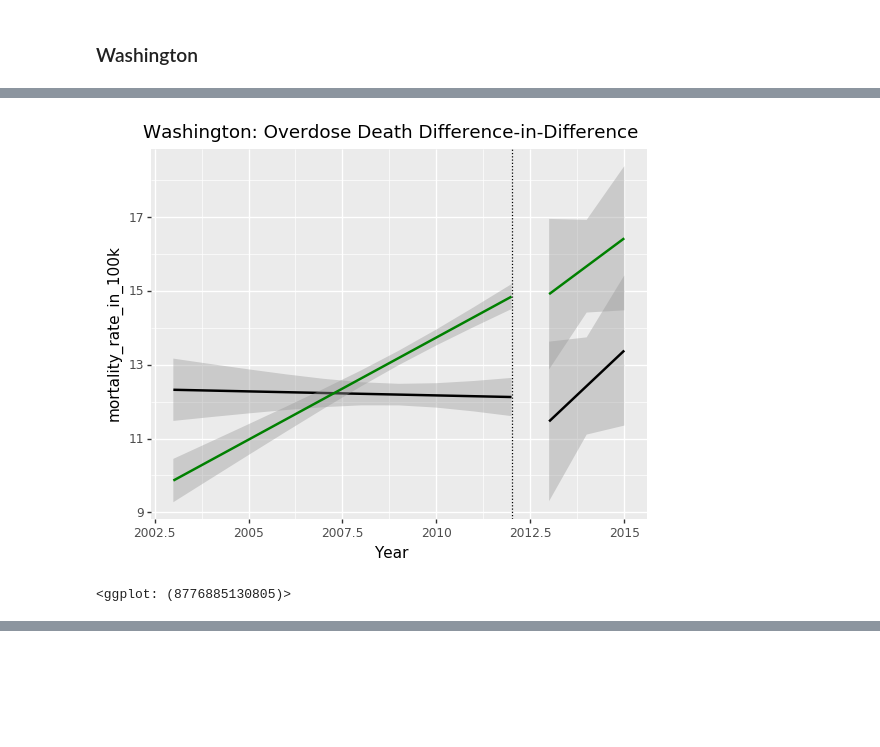
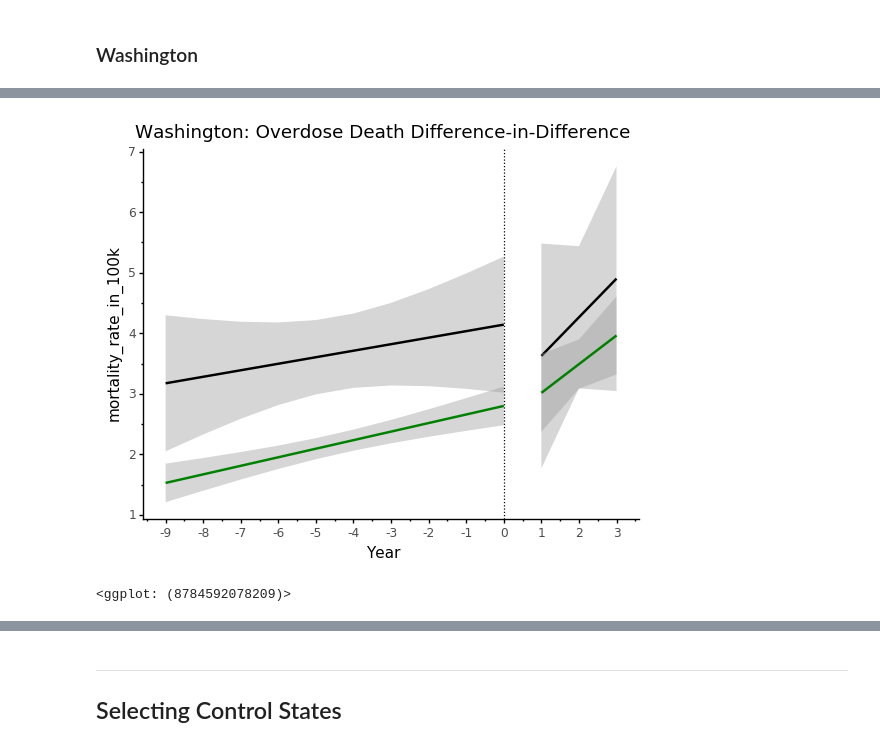
Before and after one commit to zyzoe/estimating-impact-of-opioids-2020-team-blue, a Jupyter notebook: 10_code/plotting.ipynb, the cells around one changed output, grey strips where cells are left out. Saved outputs shown, nothing was run; the diff lists cells and outputs as text; code cells hidden in the pictures; blank space fills up the shorter version.

```diff
--- a/10_code/plotting.ipynb
+++ b/10_code/plotting.ipynb
@@ -24,0 +17,6 @@ pop
+# %%
+opioids = (
+    opioids.groupby(["state", "county", "Year"], as_index=False)
+    .sum()
+    .drop(["Month"], axis=1)
+)
@@ -84,0 +70,2 @@ final
+# %%
+final.fillna(0, inplace=True)
@@ -200,7 +412,7 @@ tx_df.loc[tx_df["Year"] > 2007, "policy"] = 1
 # %% [markdown]
 ### Washington
 # %%
-control = ['AZ','CO','ID','MT','NV','NM','UT','WY','CA','HI','OR']
+control = ["MD", "MT", "NC", "OR", "WI", "SC", "LA"]
 control_df = final[final.state.isin(control)]
 control_df = control_df.copy()
 control_df["state"] = "control"
@@ -221,12 +474,54 @@ wa_df.loc[wa_df["Year"] > 2012, "policy"] = 1
 # %%
 (
-    ggplot(wa_df) +
-        geom_smooth(wa_df[wa_df["state"] == "WA"], aes(x = "Year", y = "mortality_rate_in_100k", group = "policy"),method = "lm") +
-        geom_smooth(wa_df[wa_df["state"] == "control"], aes(x = "Year", y = "mortality_rate_in_100k", group = "policy"),
-                    method = "lm", color = "green") +
-        geom_vline(xintercept = 2012, linetype = "dotted") +
-        ggtitle("Washington: Overdose Death Difference-in-Difference")
+    ggplot(wa_df)
+    + geom_smooth(
+        wa_df[wa_df["state"] == "WA"],
+        aes(x="Year", y="mortality_rate_in_100k", group="policy"),
+        method="lm",
+    )
+    + geom_smooth(
+        wa_df[wa_df["state"] == "control"],
+        aes(x="Year", y="mortality_rate_in_100k", group="policy"),
+        method="lm",
+        color="green",
+    )
+    + geom_vline(xintercept=2012, linetype="dotted")
+    + ggtitle("Washington: Overdose Death Difference-in-Difference")
+    + scale_x_continuous(
+        name="Year",
+        breaks=[
+            2003,
+            2004,
+            2005,
+            2006,
+            2007,
+            2008,
+            2009,
+            2010,
+            2011,
+            2012,
+            2013,
+            2014,
+            2015,
+        ],
+        labels=[
+            "-9",
+            "-8",
+            "-7",
+            "-6",
+            "-5",
+            "-4",
+            "-3",
+            "-2",
+            "-1",
+            "0",
+            "1",
+            "2",
+            "3",
+        ],
+    )
+    + theme_classic()
 )
 # %% [output]
-[figure, old version]
+[figure, new version]
-<ggplot: (8776885130805)>
+<ggplot: (8784592078209)>
@@ -232,0 +529,4 @@ wa_df.loc[wa_df["Year"] > 2012, "policy"] = 1
+# %% [markdown]
+------
+
+## Selecting Control States
```
Also changed, not shown: parts of 45 cells of this notebook, 1 other file.
